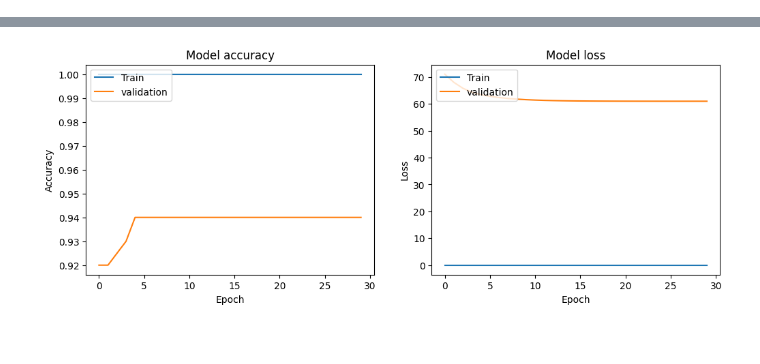
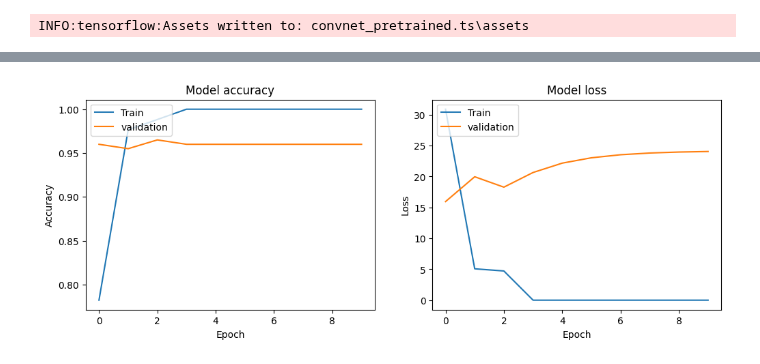
Before and after one commit to JordyCrthls/painters, a Jupyter notebook: preprocessed.ipynb, the cells around one changed output, grey strips where cells are left out. Drawn from its saved outputs; the diff is of its cells as text; code cells hidden in the pictures.

```diff
--- a/preprocessed.ipynb
+++ b/preprocessed.ipynb
@@ -105,9 +104,9 @@ validation_set, n = get_features_and_labels(validation_set, validation_labels)
 
 print(len(validation_set), len(n))
 
-callbacks = [keras.callbacks.ModelCheckpoint(filepath="convnet_pretrained.keras")]
+callbacks = [keras.callbacks.ModelCheckpoint(filepath="convnet_pretrained.ts", save_best_only=True, monitor="val_loss")]
 
-history = model.fit(train_set, train_labels, validation_data=(validation_set, n), epochs=30, batch_size=60, callbacks=callbacks)
+history = model.fit(train_set, train_labels, validation_data=(validation_set, n), epochs=10, callbacks=callbacks)
 
 plt.figure(figsize=(12, 4))
 
@@ -149,0 +149 @@ Epoch 30/30
+INFO:tensorflow:Assets written to: convnet_pretrained.ts\assets
@@ -150,4 +169,4 @@ Epoch 30/30
-[figure, old version]
+[figure, new version]
 # %%
 from sklearn.preprocessing import MinMaxScaler
 
```
Also changed, not shown: parts of 5 cells of this notebook, 5 other files.
